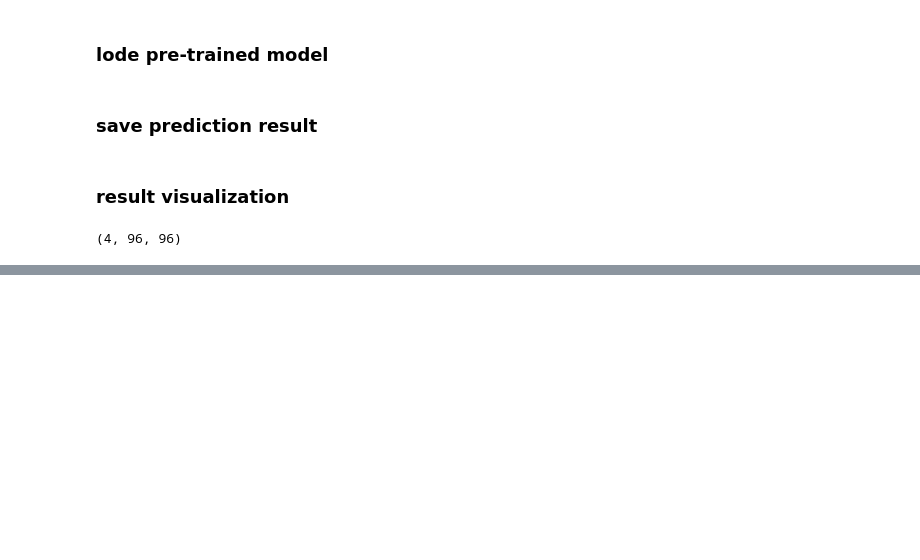
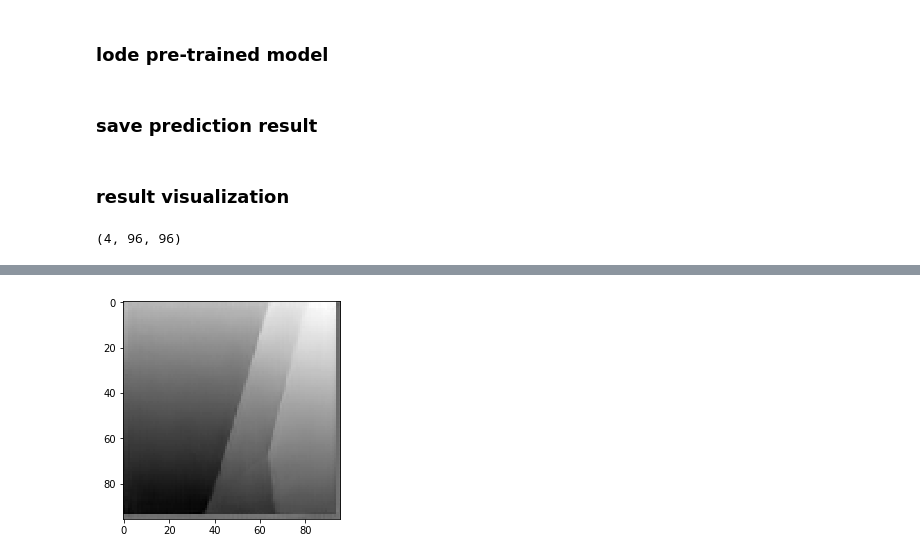
Before and after one commit to happyjin/mice, a Jupyter notebook: downsample_version/analysis_test_model.ipynb, the cells around one changed output, grey strips where cells are left out. Saved outputs shown, nothing was run; the diff lists cells and outputs as text; code cells hidden in the pictures; blank space fills up the shorter version.

```diff
--- a/downsample_version/analysis_test_model.ipynb
+++ b/downsample_version/analysis_test_model.ipynb
@@ -64,0 +74,5 @@ result_array.shape
+# %%
+plt.imshow(result_array[1], cmap='gray')
+plt.show()
+# %% [output]
+[figure, added]
```
Also changed, not shown: parts of 10 cells of this notebook, 2 other files.
